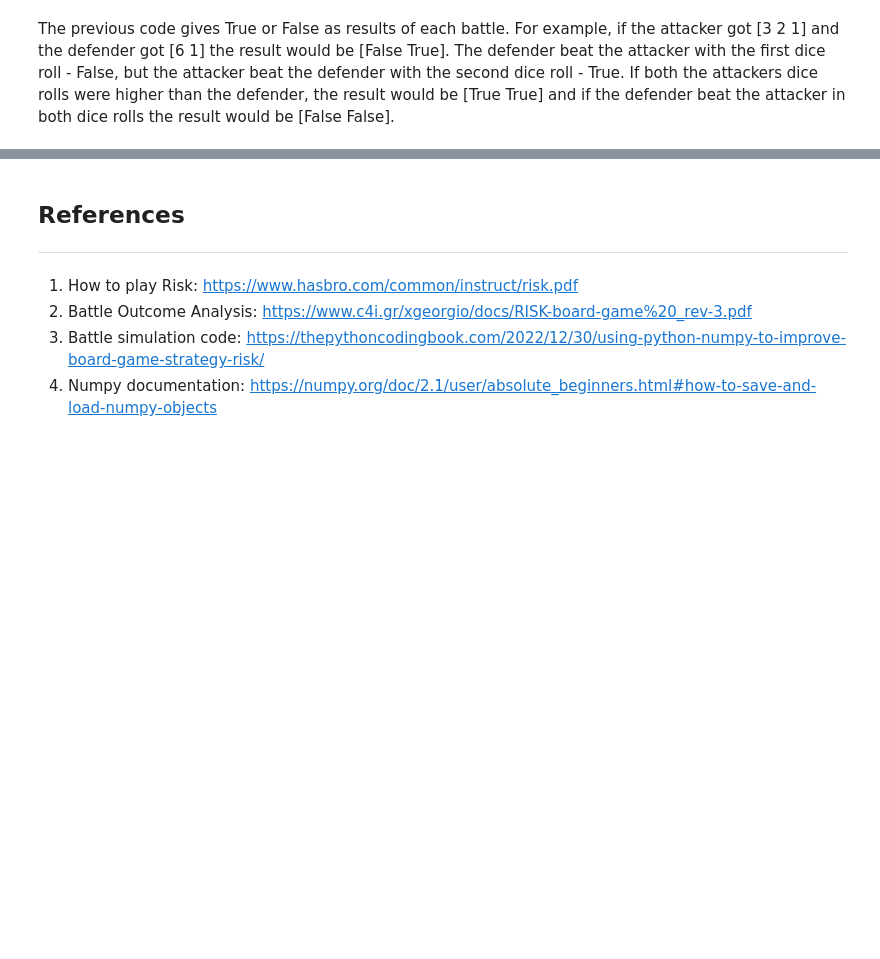
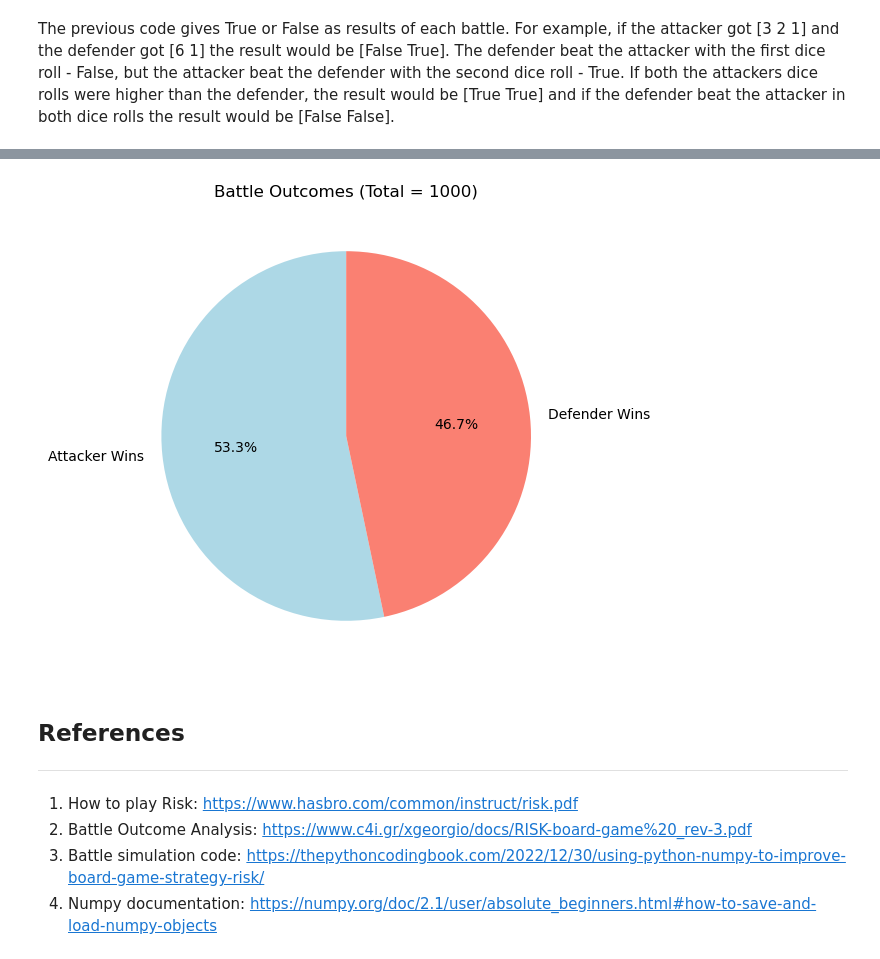
Before and after one commit to Sxnds01/PFDA-assignments, a Jupyter notebook: assignment_5_risk.ipynb, the cells around one changed output, grey strips where cells are left out. Cells and saved outputs as stored; diff of their text form; code cells hidden in the pictures; blank space fills up the shorter version.

```diff
--- a/assignment_5_risk.ipynb
+++ b/assignment_5_risk.ipynb
@@ -359,3 +378,18 @@ print(defender_wins)
+# %%
+import matplotlib.pyplot as plt
+
+# Data for the pie chart
+counts = [1066, 934]  # Attacker wins, Defender wins
+labels = ['Attacker Wins', 'Defender Wins']
+colors = ['lightblue', 'salmon']
+
+# Plot the pie chart
+plt.figure(figsize=(6, 6))
+plt.pie(counts, labels=labels, autopct='%1.1f%%', startangle=90, colors=colors)
+plt.title('Battle Outcomes (Total = 1000)') # Total is 2000 as you are comparing 2 pairs of dice every round
+plt.show()
+# %% [output]
+[figure, added]
 # %% [markdown]
 ## References
 ---
```
Also changed, not shown: parts of 11 cells of this notebook, 4 other files.
